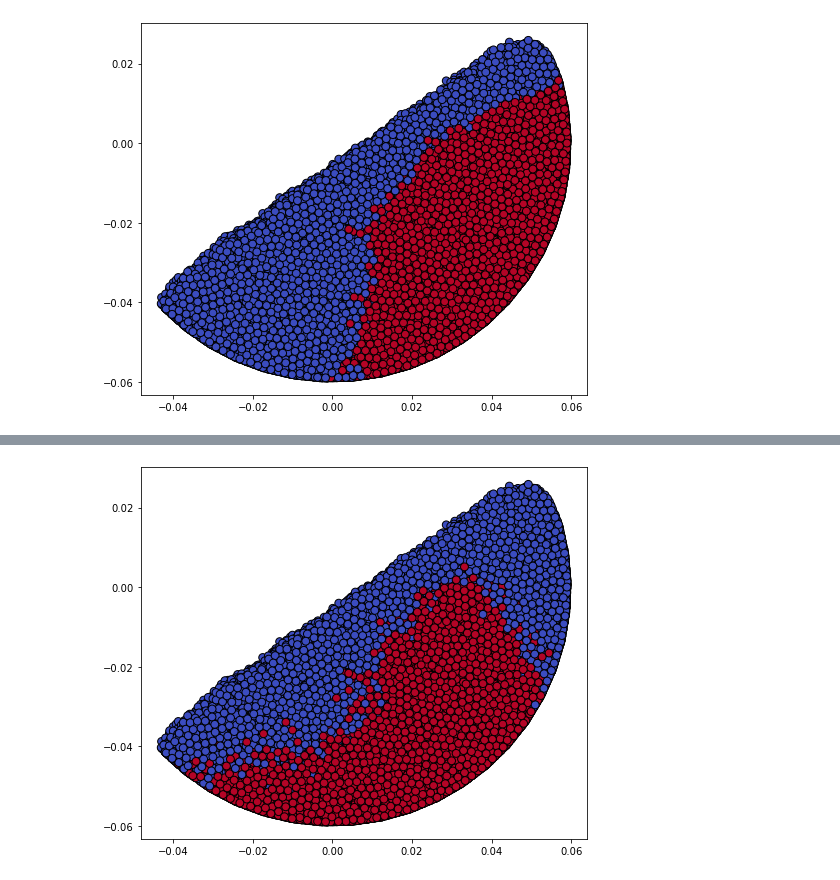
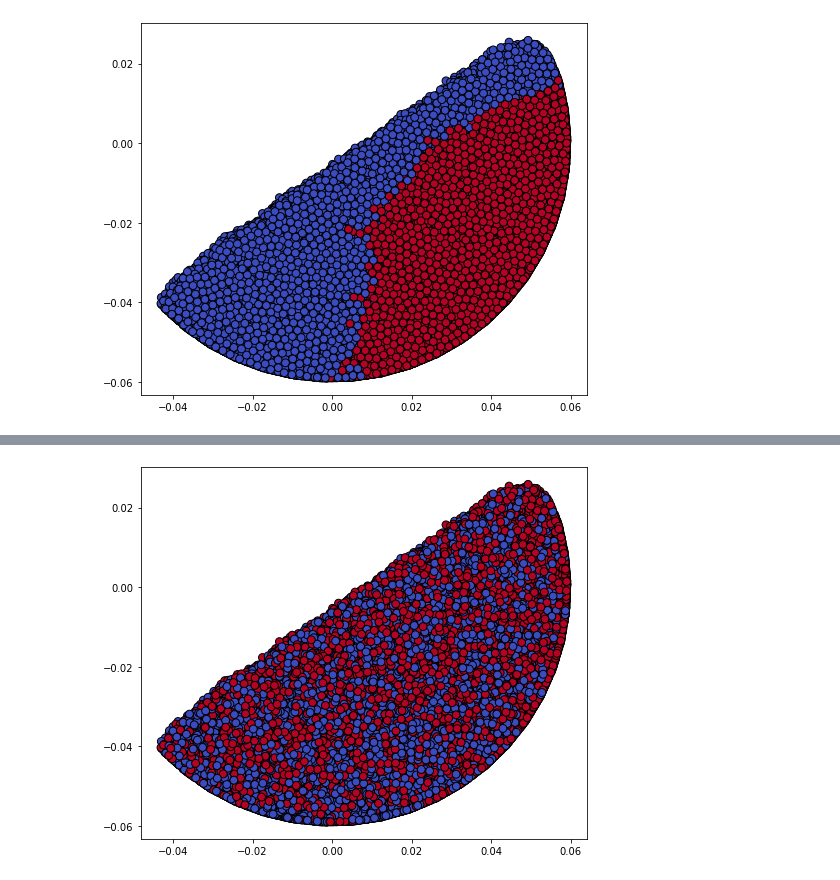
Before and after one commit to elispelis/DEM-Dissertation, a Jupyter notebook: src/analysis.ipynb, the cells around one changed output, grey strips where cells are left out. Drawn from its saved outputs; the diff is of its cells as text; code cells hidden in the pictures.

```diff
--- a/src/analysis.ipynb
+++ b/src/analysis.ipynb
@@ -152,28 +155,28 @@ if get_lacey:
 # %%
 predicted_old = extrap.plot_particles(extrap.get_particle_coords(peak_index[2]), id_dict, 0)
 extrapolated_lacey = []
 init_time = peak_times[2]
 extrapolated_time = [init_time]
-limit = 9
+limit = 60
 
 
 for i in range(limit):
     if i == limit-1:
         plt.figure(figsize=(8,12))
         predicted_new = extrap.plot_particles(extrap.extrapolate_particles(predicted_old, pos_dict), id_dict, 1)
         plt.show()
     else:
         predicted_new = extrap.plot_particles(extrap.extrapolate_particles(predicted_old, pos_dict), id_dict, 0)
         mass_1, mass_2, conc = lacey.bining(b_coords, div_size, predicted_new, cut_off)
 
         Lacey_index = lacey.Lacey(mass_1, mass_2, conc, cut_off, len(predicted_new))
         extrapolated_lacey.append(Lacey_index)
         new_time = extrapolated_time[-1]+0.8
         extrapolated_time.append(new_time)
         #print(Lacey_index, new_time)
         predicted_old = predicted_new
 # %% [output]
-[figure, old version]
+[figure, new version]
 # %%
 extrap.plot_particles(extrap.extrapolate_particles(predicted_old, pos_dict), id_dict, 1)
 # %% [output]
```
Also changed, not shown: parts of 7 cells of this notebook.
